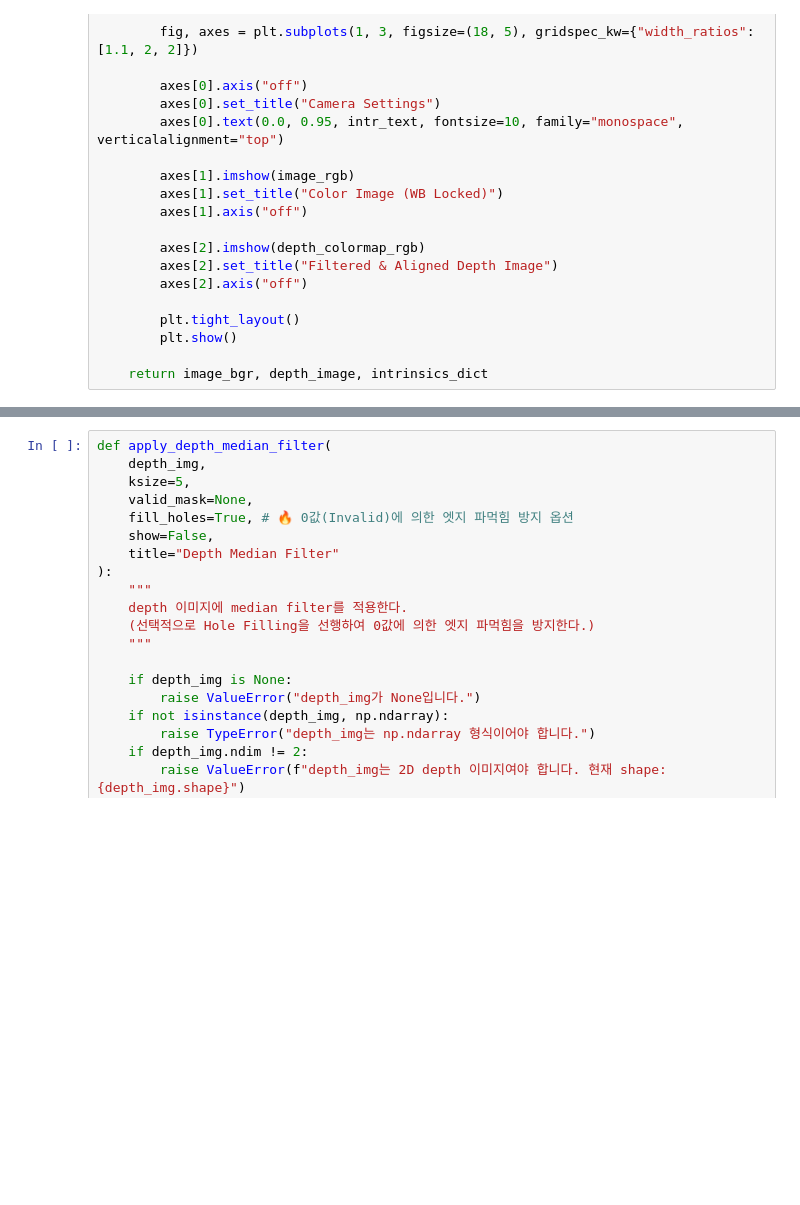
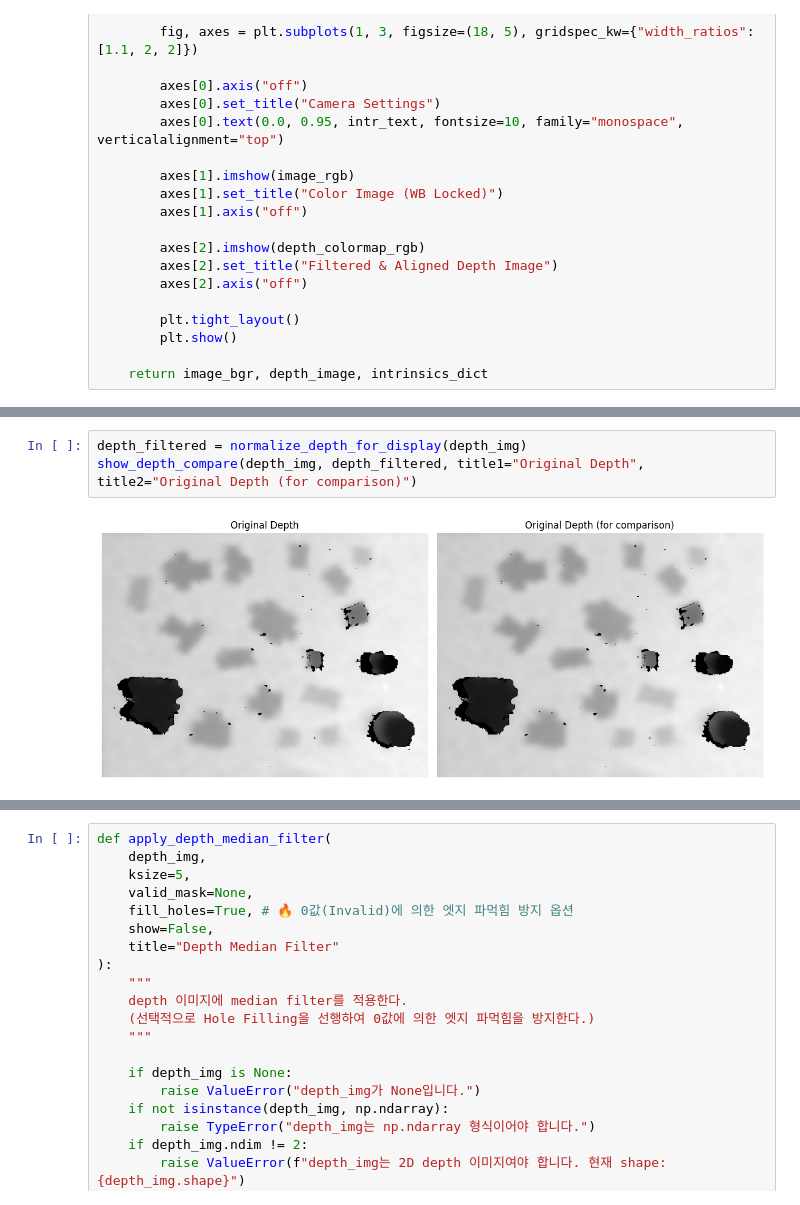
Before and after one commit to engineer0914/pointcloud_test, a Jupyter notebook: test_study/test.ipynb, the cells around one changed output, grey strips where cells are left out. Drawn from its saved outputs; the diff is of its cells as text; blank space fills up the shorter version.

```diff
--- a/test_study/test.ipynb
+++ b/test_study/test.ipynb
@@ -384,0 +424,5 @@ cx     : 329.096, cy: 247.071
+# %%
+depth_filtered = normalize_depth_for_display(depth_img)
+show_depth_compare(depth_img, depth_filtered, title1="Original Depth", title2="Original Depth (for comparison)")
+# %% [output]
+[figure, added]
```
Also changed, not shown: parts of 28 cells of this notebook, 3 other files.
